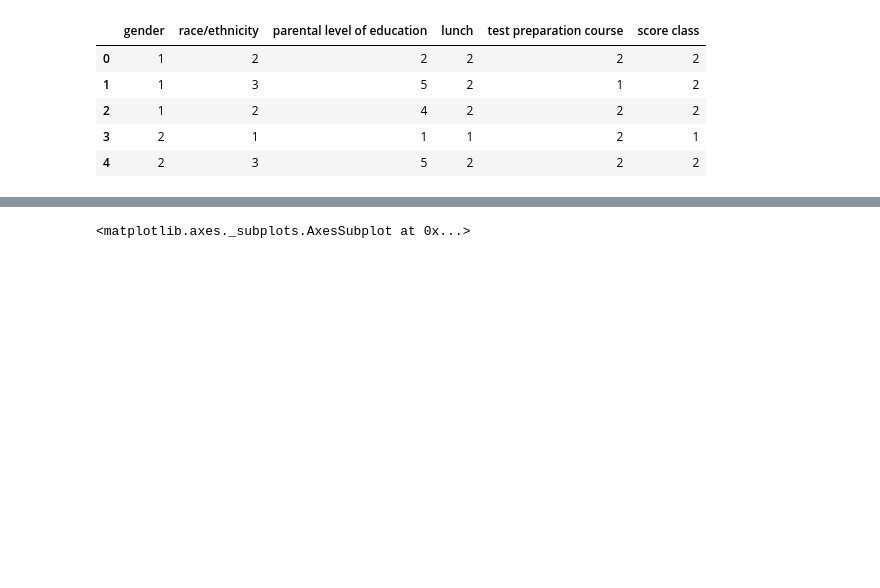
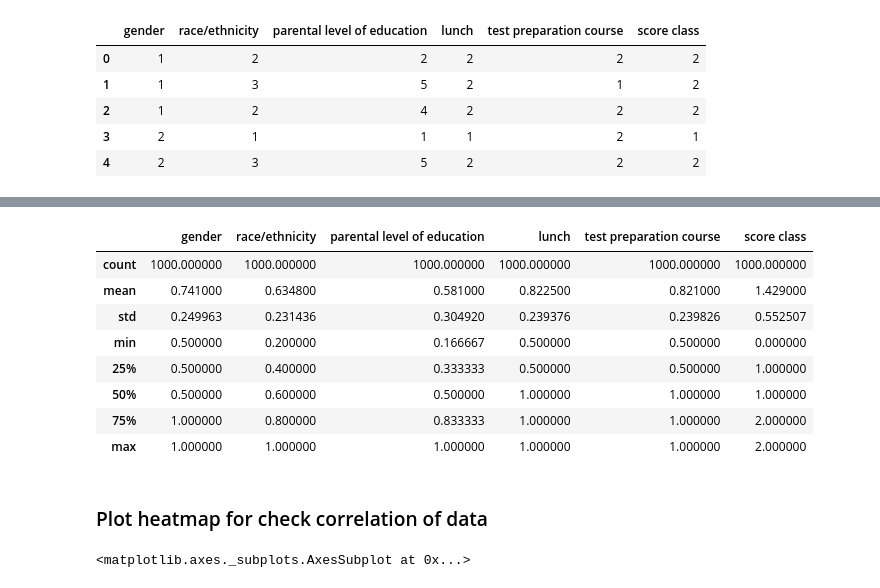
Before and after one commit to luiseduardogfranca/students-perfomance, a Jupyter notebook: Notebook (Classification) - Python3.ipynb, the cells around one changed output, grey strips where cells are left out. Saved outputs shown, nothing was run; the diff lists cells and outputs as text; code cells hidden in the pictures; blank space fills up the shorter version.

```diff
--- a/Notebook (Classification) - Python3.ipynb
+++ b/Notebook (Classification) - Python3.ipynb
@@ -136 +151,15 @@ df.head()
+# %%
+df_rescaled.describe()
+# %% [output]
+|  | gender | race/ethnicity | parental level of education | lunch | test preparation course | score class |
+| count | 1000.000000 | 1000.000000 | 1000.000000 | 1000.000000 | 1000.000000 | 1000.000000 |
+| mean | 0.741000 | 0.634800 | 0.581000 | 0.822500 | 0.821000 | 1.429000 |
+| std | 0.249963 | 0.231436 | 0.304920 | 0.239376 | 0.239826 | 0.552507 |
+| min | 0.500000 | 0.200000 | 0.166667 | 0.500000 | 0.500000 | 0.000000 |
+| 25% | 0.500000 | 0.400000 | 0.333333 | 0.500000 | 0.500000 | 1.000000 |
+| 50% | 0.500000 | 0.600000 | 0.500000 | 1.000000 | 1.000000 | 1.000000 |
+| 75% | 1.000000 | 0.800000 | 0.833333 | 1.000000 | 1.000000 | 2.000000 |
+| max | 1.000000 | 1.000000 | 1.000000 | 1.000000 | 1.000000 | 2.000000 |
+# %% [markdown]
+### Plot heatmap for check correlation of data
 # %%
```
Also changed, not shown: parts of 21 cells of this notebook, 1 other file.
